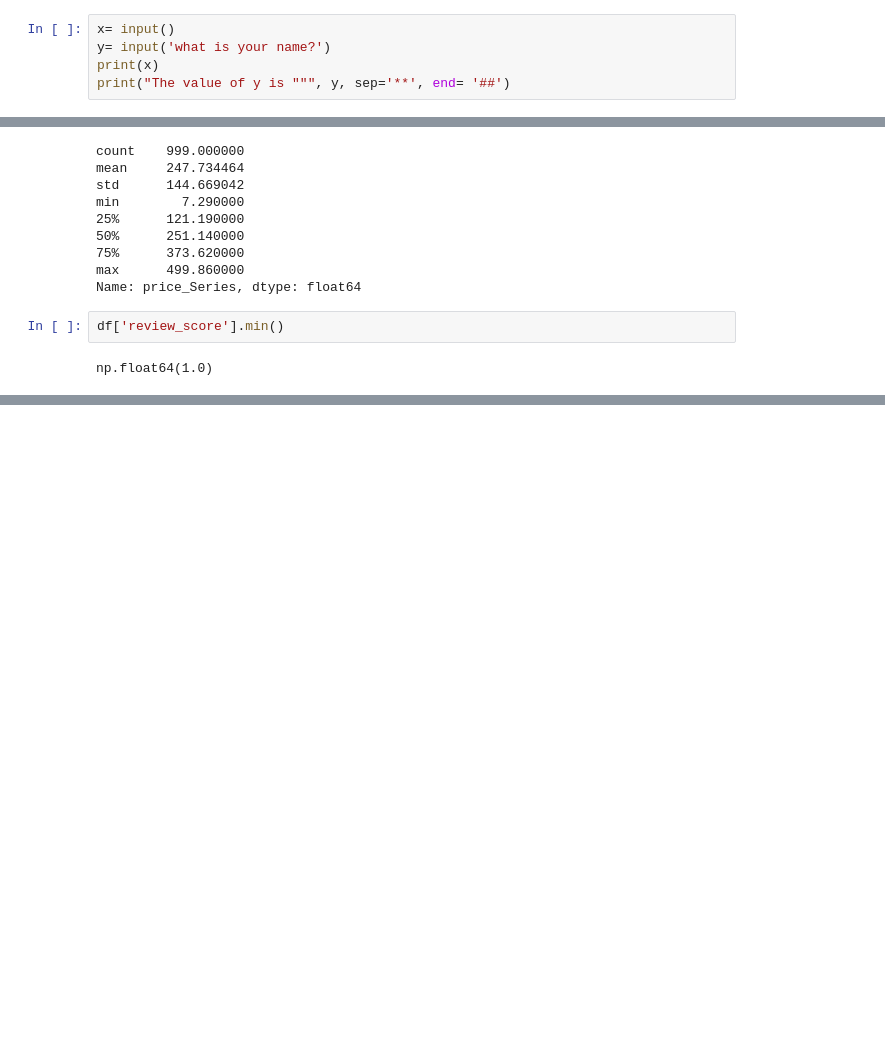
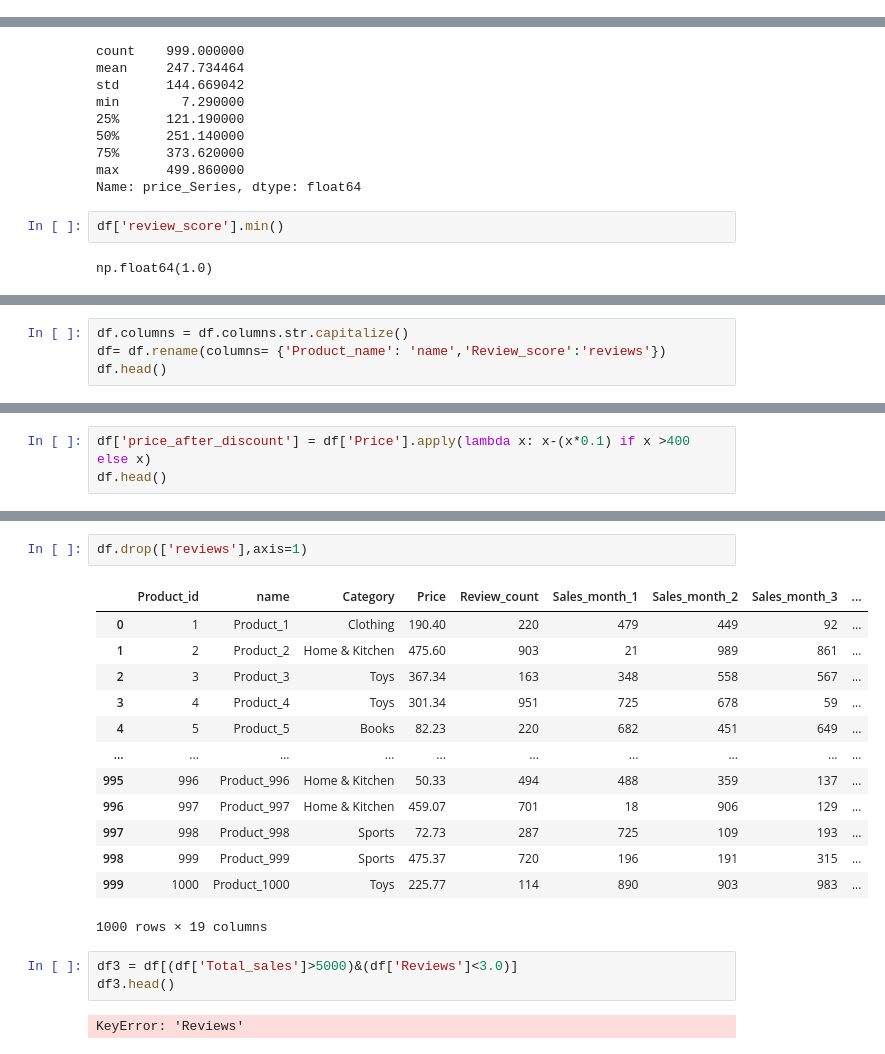
Before and after one commit to KEN-DATALABS/PROJECT-LIST, a Jupyter notebook: OneDrive/Documents/List Project/Project2.ipynb, the cells around one changed output, grey strips where cells are left out. Cells and saved outputs as stored; diff of their text form; blank space fills up the shorter version.

```diff
--- a/OneDrive/Documents/List Project/Project2.ipynb
+++ b/OneDrive/Documents/List Project/Project2.ipynb
@@ -118,8 +118,3 @@ df[0:3]
 | 0 | 1 | Product_1 | Clothing | 190.40 | 1.7 | 220 | 479 | 449 | ... |
 | 1 | 2 | Product_2 | Home & Kitchen | 475.60 | 3.2 | 903 | 21 | 989 | ... |
 | 2 | 3 | Product_3 | Toys | 367.34 | 4.5 | 163 | 348 | 558 | ... |
-# %%
-x= input()
-y= input('what is your name?')
-print(x)
-print("The value of y is """, y, sep='**', end= '##')
@@ -154,0 +223,4 @@ np.float64(1.0)
+# %%
+df.columns = df.columns.str.capitalize()
+df= df.rename(columns= {'Product_name': 'name','Review_score':'reviews'})
+df.head()
@@ -154,0 +234,3 @@ np.float64(1.0)
+# %%
+df['price_after_discount'] = df['Price'].apply(lambda x: x-(x*0.1) if x >400 else x)
+df.head()
@@ -154,0 +264,21 @@ np.float64(1.0)
+# %%
+df.drop(['reviews'],axis=1)
+# %% [output]
+|  | Product_id | name | Category | Price | Review_count | Sales_month_1 | Sales_month_2 | Sales_month_3 | ... |
+| 0 | 1 | Product_1 | Clothing | 190.40 | 220 | 479 | 449 | 92 | ... |
+| 1 | 2 | Product_2 | Home & Kitchen | 475.60 | 903 | 21 | 989 | 861 | ... |
+| 2 | 3 | Product_3 | Toys | 367.34 | 163 | 348 | 558 | 567 | ... |
+| 3 | 4 | Product_4 | Toys | 301.34 | 951 | 725 | 678 | 59 | ... |
+| 4 | 5 | Product_5 | Books | 82.23 | 220 | 682 | 451 | 649 | ... |
+| ... | ... | ... | ... | ... | ... | ... | ... | ... | ... |
+| 995 | 996 | Product_996 | Home & Kitchen | 50.33 | 494 | 488 | 359 | 137 | ... |
+| 996 | 997 | Product_997 | Home & Kitchen | 459.07 | 701 | 18 | 906 | 129 | ... |
+| 997 | 998 | Product_998 | Sports | 72.73 | 287 | 725 | 109 | 193 | ... |
+| 998 | 999 | Product_999 | Sports | 475.37 | 720 | 196 | 191 | 315 | ... |
+| 999 | 1000 | Product_1000 | Toys | 225.77 | 114 | 890 | 903 | 983 | ... |
+1000 rows × 19 columns
+# %%
+df3 = df[(df['Total_sales']>5000)&(df['Reviews']<3.0)]
+df3.head()
+# %% [output]
+KeyError: 'Reviews'
```
Also changed, not shown: parts of 17 cells of this notebook.
